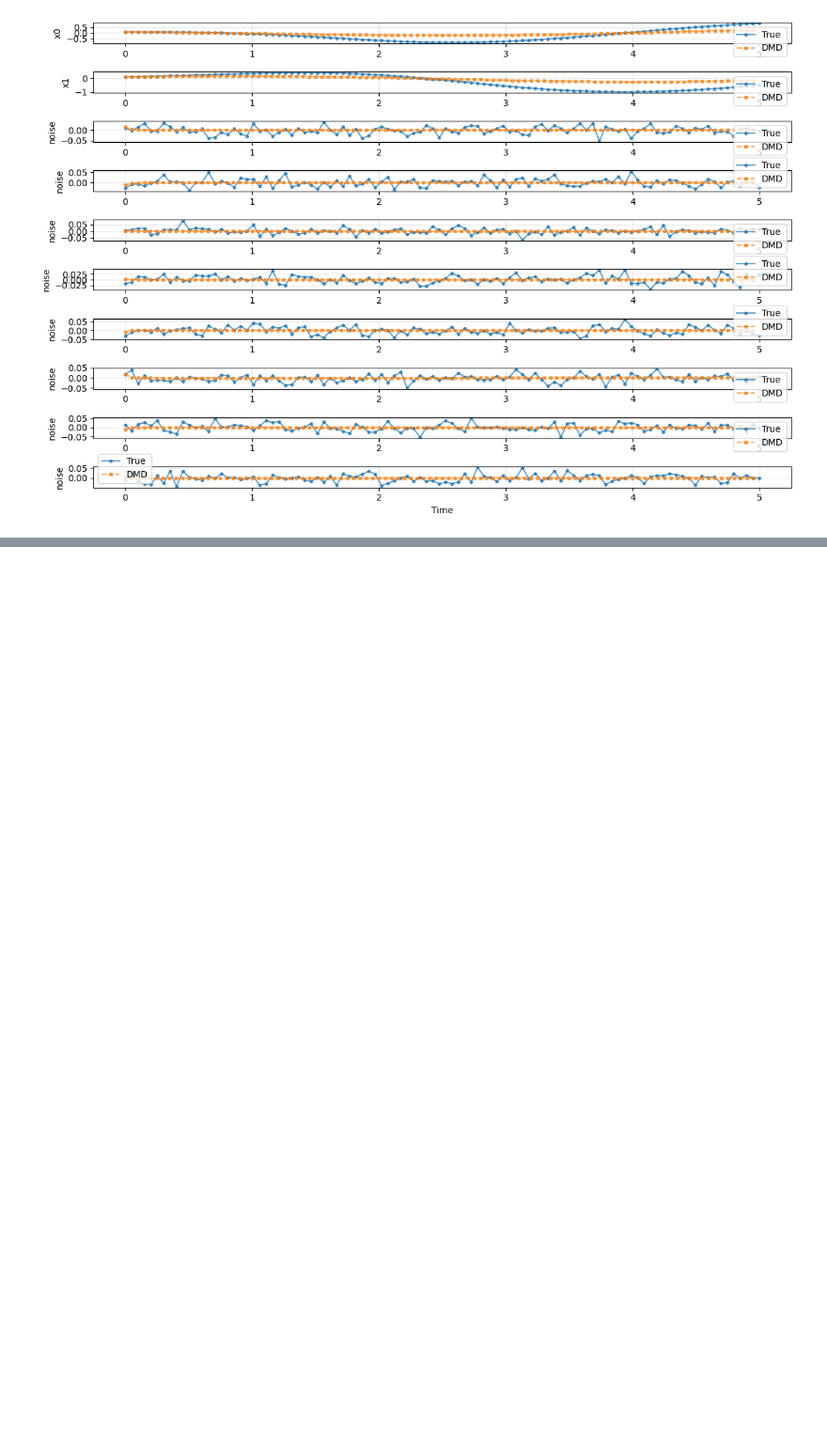
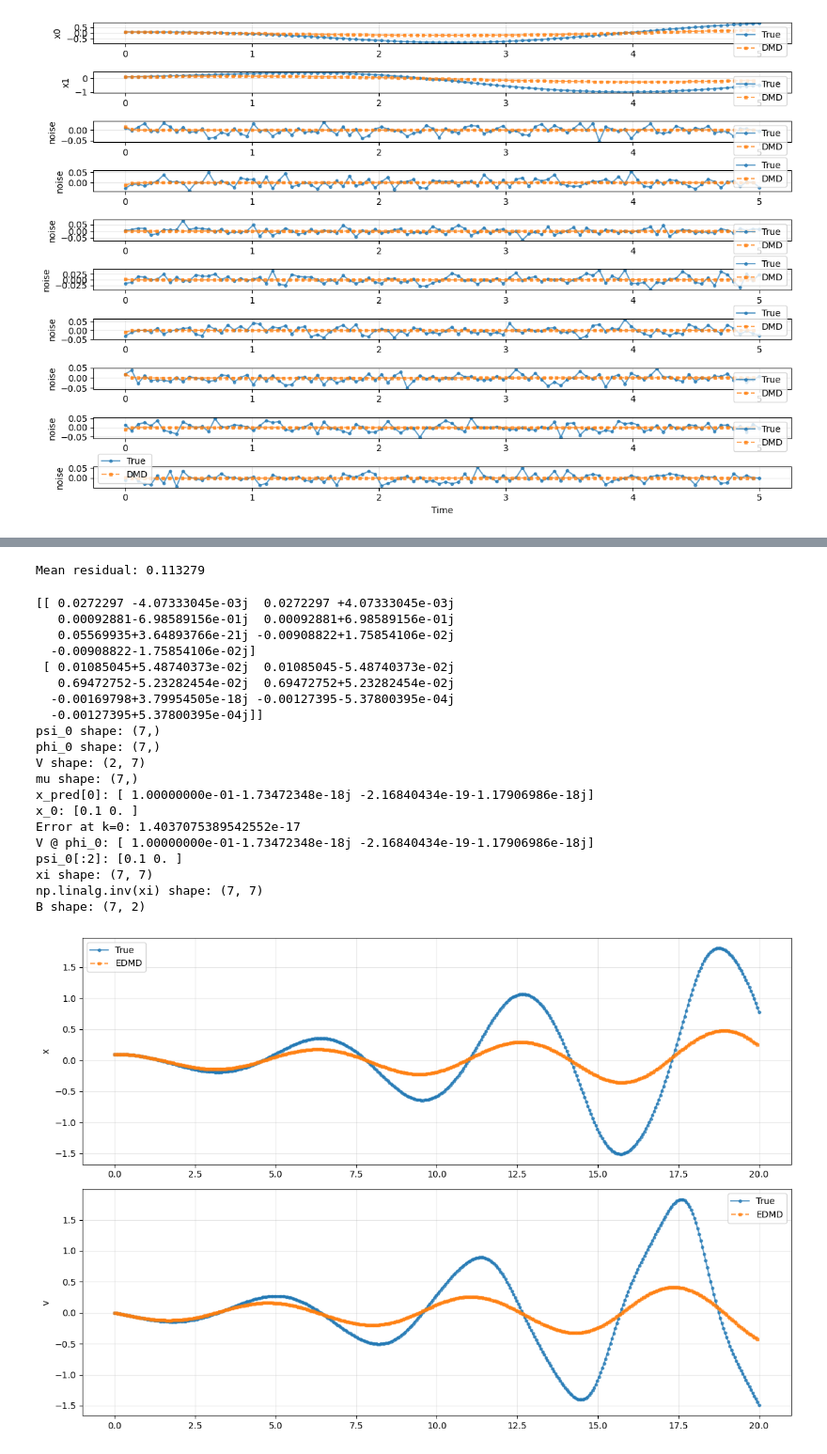
Before and after one commit to lukas-kramer07/DMD, a Jupyter notebook: src/dmd_sim.ipynb, the cells around one changed output, grey strips where cells are left out. Shown at 94% size. Saved outputs shown, nothing was run; the diff lists cells and outputs as text; code cells hidden in the pictures; blank space fills up the shorter version.

```diff
--- a/src/dmd_sim.ipynb
+++ b/src/dmd_sim.ipynb
@@ -438,0 +621,62 @@ Lambda: [1.00699879+0.05039816j 1.00699879-0.05039816j 0.14169102+0.j        ]
+# %%
+def observables_simple(state):
+    x, v = state
+    return np.array([
+        x, v,
+        x**2, v**2, x*v,
+        np.sin(x), np.cos(v)
+    ])
+K_hat, mu, xi, G_mat, psi_X = edmd(snapshots_X, snapshots_Y, observables_simple)
+residuals = check_edmd_residual(snapshots_X, snapshots_Y, observables_simple, K_hat)
+print(f"Mean residual: {np.mean(residuals):.6f}")
+# %% [output]
+Mean residual: 0.113279
+# %%
+K_hat, mu, xi, G_mat, psi_X = edmd(snapshots_X, snapshots_Y, observables_simple)
+
+# Vorhersage
+x_pred = edmd_predict(snapshots_X,observables_simple,xi,mu,400)
+
+# Plot
+fig, axes = plt.subplots(2, 1, figsize=(12, 8))
+for i in range(2):
+    axes[i].plot(sol.t, sol.y[i], 'o-', label='True', alpha=0.7, markersize=3)
+    axes[i].plot(np.arange(400) * (20/400), x_pred[i], 's--', label='EDMD', alpha=0.7, markersize=3)
+    axes[i].set_ylabel(['x', 'v'][i])
+    axes[i].legend()
+    axes[i].grid(True, alpha=0.3)
+
+plt.tight_layout()
+plt.show()
+
+# Fehler über Zeit
+errors = np.linalg.norm(x_pred - sol.y[:, :400], axis=0)
+plt.figure()
+plt.semilogy(errors, 'r-', linewidth=2)
+plt.xlabel('Step')
+plt.ylabel('|Error|')
+plt.title('EDMD Prediction Error (Van der Pol μ=0.5)')
+plt.grid(True, alpha=0.3)
+plt.show()
+# %% [output]
+[[ 0.0272297 -4.07333045e-03j  0.0272297 +4.07333045e-03j
+   0.00092881-6.98589156e-01j  0.00092881+6.98589156e-01j
+   0.05569935+3.64893766e-21j -0.00908822+1.75854106e-02j
+  -0.00908822-1.75854106e-02j]
+ [ 0.01085045+5.48740373e-02j  0.01085045-5.48740373e-02j
+   0.69472752-5.23282454e-02j  0.69472752+5.23282454e-02j
+  -0.00169798+3.79954505e-18j -0.00127395-5.37800395e-04j
+  -0.00127395+5.37800395e-04j]]
+psi_0 shape: (7,)
+phi_0 shape: (7,)
+V shape: (2, 7)
+mu shape: (7,)
+x_pred[0]: [ 1.00000000e-01-1.73472348e-18j -2.16840434e-19-1.17906986e-18j]
+x_0: [0.1 0. ]
+Error at k=0: 1.4037075389542552e-17
+V @ phi_0: [ 1.00000000e-01-1.73472348e-18j -2.16840434e-19-1.17906986e-18j]
+psi_0[:2]: [0.1 0. ]
+xi shape: (7, 7)
+np.linalg.inv(xi) shape: (7, 7)
+B shape: (7, 2)
+[figure, added]
```
Also changed, not shown: parts of 10 cells of this notebook.
